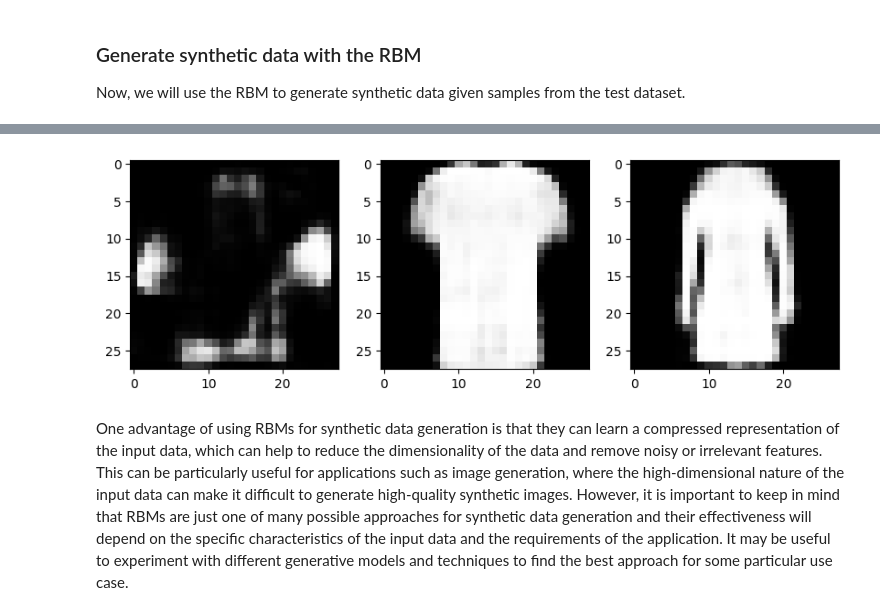
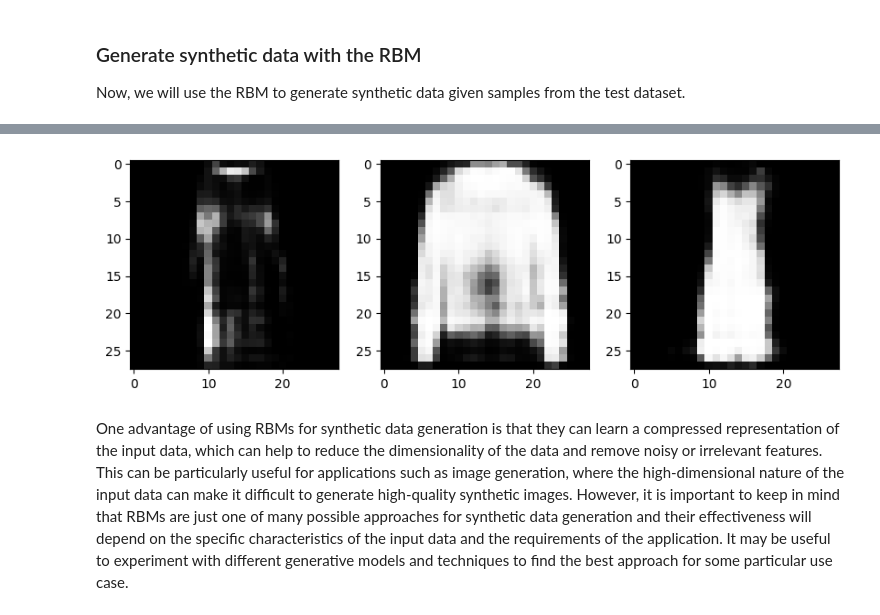
Before and after one commit to dkomni/machine-learning-overview, a Jupyter notebook: 03_RBMs.ipynb, the cells around one changed output, grey strips where cells are left out. Drawn from its saved outputs; the diff is of its cells as text; code cells hidden in the pictures.

```diff
--- a/03_RBMs.ipynb
+++ b/03_RBMs.ipynb
@@ -264,20 +264,20 @@ plt.show()
 # %%
 # reconstruct the images with the RBM
-rbm_sample_1 = rbm.Reconstruct(sample_1, 10)
-rbm_sample_2 = rbm.Reconstruct(sample_2, 10)
-rbm_sample_3 = rbm.Reconstruct(sample_3, 10)
+rbm_sample_1 = rbm.Reconstruct(sample_1, 5)
+rbm_sample_2 = rbm.Reconstruct(sample_2, 5)
+rbm_sample_3 = rbm.Reconstruct(sample_3, 5)
 
 # reshape and display
 rbm_im_1 = np.reshape(rbm_sample_1, (28, 28))
 rbm_im_2 = np.reshape(rbm_sample_2, (28, 28))
 rbm_im_3 = np.reshape(rbm_sample_3, (28, 28))
 fig, ax = plt.subplots(1, 3, figsize=(10,10))
 ax[0].imshow(rbm_im_1, cmap='gray')
 ax[1].imshow(rbm_im_2, cmap='gray')
 ax[2].imshow(rbm_im_3, cmap='gray')
 plt.show()
 # %% [output]
-[figure, old version]
+[figure, new version]
 # %% [markdown]
 One advantage of using RBMs for synthetic data generation is that they can learn a compressed representation of the input data, which can help to reduce the dimensionality of the data and remove noisy or irrelevant features. This can be particularly useful for applications such as image generation, where the high-dimensional nature of the input data can make it difficult to generate high-quality synthetic images. However, it is important to keep in mind that RBMs are just one of many possible approaches for synthetic data generation and their effectiveness will depend on the specific characteristics of the input data and the requirements of the application. It may be useful to experiment with different generative models and techniques to find the best approach for some particular use case.
 # %% [markdown]
```
Also changed, not shown: parts of 11 cells of this notebook, 1 other file.
